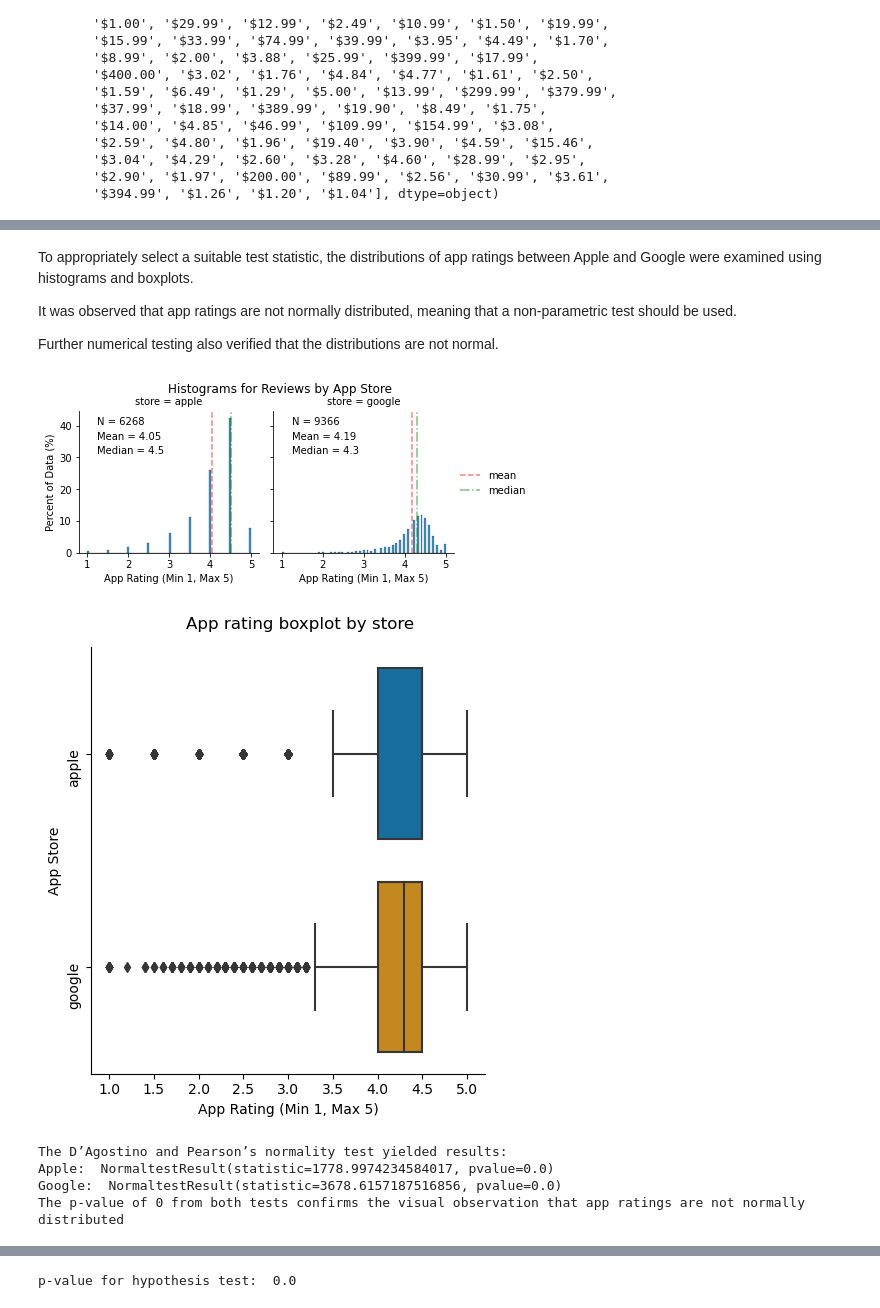
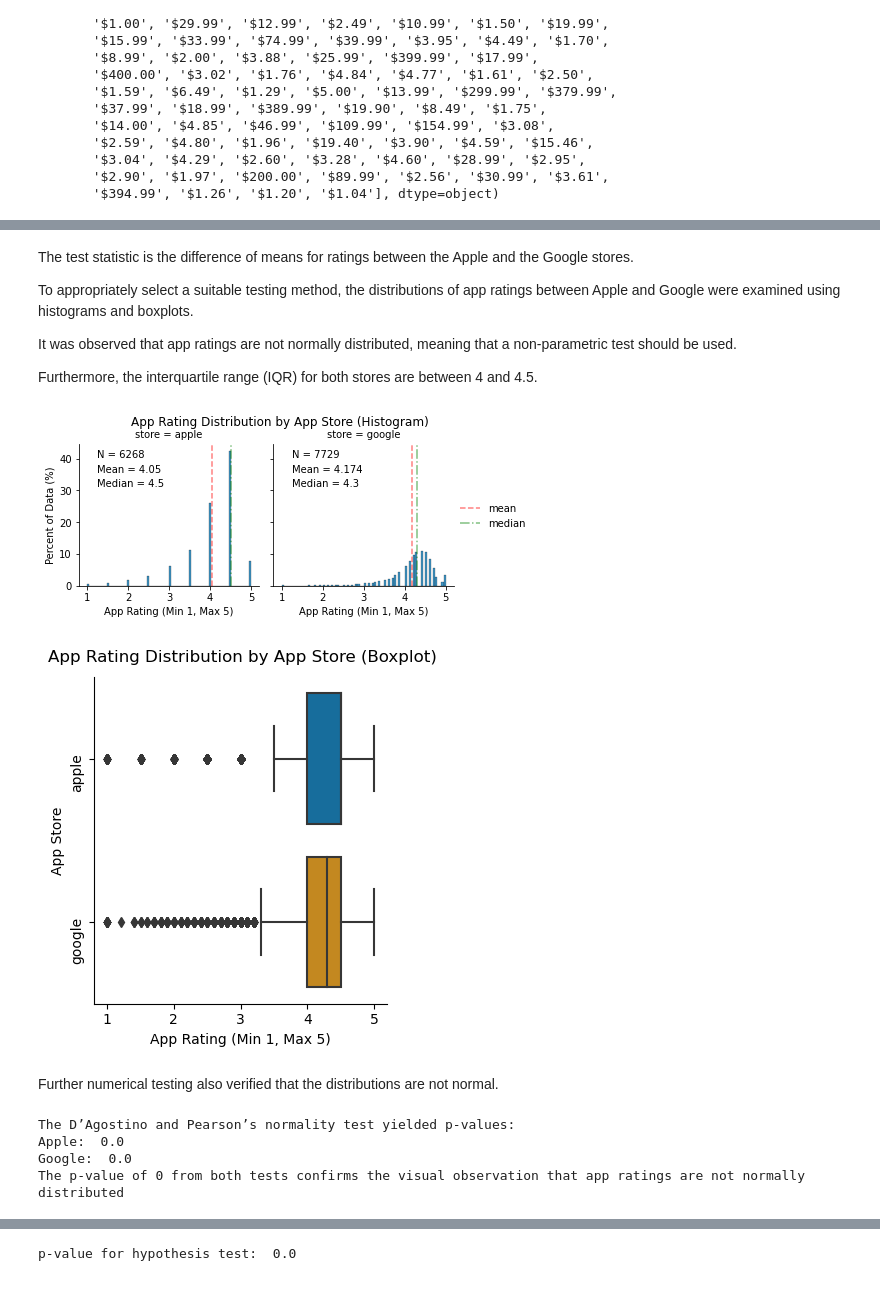
Before and after one commit to andrewyewcy/portfolio, a Jupyter notebook: App Store Case Study/App Store Case Study - Permutation Test.ipynb, the cells around one changed output, grey strips where cells are left out. Drawn from its saved outputs; the diff is of its cells as text; code cells hidden in the pictures.

```diff
--- a/App Store Case Study/App Store Case Study - Permutation Test.ipynb
+++ b/App Store Case Study/App Store Case Study - Permutation Test.ipynb
@@ -274,8 +249,10 @@ apple_df = df
 # %%
 google_df['store'] = "google"
 apple_df['store'] = "apple"
+
 print("Google data size before append: ", google_df.shape)
 print("Apple data size before append: ", apple_df.shape)
 app_df = pd.concat([google_df, apple_df])
+app_df.reset_index(drop = True, inplace = True)
 print("Size after append: ", app_df.shape)
 # %% [output]
@@ -320,5 +265,0 @@ temp.sort_values(by = "reviews", ascending = False).head()
-# %%
-# Remove all rows where rating is null since our target variable is null
-print("Before dropping null ratings",app_df.shape)
-app_df = app_df[app_df.rating.isnull()==False]
-print("After dropping null ratings",app_df.shape)
@@ -346,4 +265,0 @@ memory usage: 1.0+ MB
-# %%
-print("Before dropping apps with 0 reviews",app_df.shape)
-app_df = app_df[app_df.reviews != 0]
-print("After dropping apps with 0 reviews",app_df.shape)
@@ -353,2 +265,0 @@ After dropping apps with 0 reviews (15634, 7)
-# %%
-app_df.reset_index(inplace = True)
@@ -377,14 +282,13 @@ app_df.groupby(by = "store").rating.describe().T
 # %% [markdown]
-To appropriately select a suitable test statistic, the distributions of app ratings between Apple and Google were examined using histograms and boxplots.
+The test statistic is the difference of means for ratings between the Apple and the Google stores.
+
+To appropriately select a suitable testing method, the distributions of app ratings between Apple and Google were examined using histograms and boxplots.
 
 It was observed that app ratings are not normally distributed, meaning that a non-parametric test should be used.
 
-Further numerical testing also verified that the distributions are not normal.
+Furthermore, the interquartile range (IQR) for both stores are between 4 and 4.5.
 # %%
 #https://seaborn.pydata.org/generated/seaborn.FacetGrid.html
-sns.set_style()
-sns.set_palette('colorblind')
-
 g = sns.FacetGrid(app_df[['rating','store']], col = 'store', col_order = list(app_df.store.sort_values().unique()))
 
 def mean_median_line(data, **kws):
@@ -396,50 +300,55 @@ def mean_median_line(data, **kws):
 
     n =len(data)
     ax.text(0.1, 0.9, f"N = {n}", transform = ax.transAxes)
-    ax.text(0.1, 0.8, f"Mean = {round(mean,2)}", transform = ax.transAxes)
-    ax.text(0.1, 0.7, f"Median = {round(median,2)}", transform = ax.transAxes)
+    ax.text(0.1, 0.8, f"Mean = {round(mean,3)}", transform = ax.transAxes)
+    ax.text(0.1, 0.7, f"Median = {round(median,3)}", transform = ax.transAxes)
 
 g.map_dataframe(sns.histplot,'rating', stat = "percent")
 g.map_dataframe(mean_median_line)
 g.add_legend()
 g.set_axis_labels("App Rating (Min 1, Max 5)","Percent of Data (%)")
 g.fig.subplots_adjust(top = 0.85)
-g.fig.suptitle('Histograms for Reviews by App Store')
+g.fig.suptitle('App Rating Distribution by App Store (Histogram)')
 plt.show
 
 #fig = g.get_figure()
-plt.savefig('Histograms for Ratings by App Store.png',
+plt.savefig('App Rating Distribution by App Store_Histogram.png',
             dpi = 300,
             format = 'png')
 # %% [output]
-[figure, old version]
+[figure, new version]
 # %%
-sns.set_style()
-sns.set_palette("colorblind")
 _ = sns.catplot(data = app_df,
                 x = 'rating',
                 kind = 'box',
                 y = 'store',
-                order = list(app_df.store.sort_values().unique())
+                order = list(app_df.store.sort_values().unique()),
+                height = 4, aspect = 1
                )
-_.fig.suptitle("App rating boxplot by store",
+_.fig.suptitle("App Rating Distribution by App Store (Boxplot)",
                 x= 0.6, y= 1.03)
 _.set(xlabel = "App Rating (Min 1, Max 5)",
       ylabel = "App Store")
 plt.yticks(rotation = 90)
+
+plt.savefig('App Rating Distribution by App Store_Boxplot.png',
+            dpi = 300,
+            format = 'png')
 plt.show()
 # %% [output]
-[figure, old version]
+[figure, new version]
+# %% [markdown]
+Further numerical testing also verified that the distributions are not normal.
 # %%
 apple_normal = stats.normaltest(app_df['rating'][app_df.store == 'apple'])
 google_normal = stats.normaltest(app_df['rating'][app_df.store == 'google'])
-print('The D’Agostino and Pearson’s normality test yielded results:')
-print('Apple: ', apple_normal)
-print('Google: ', google_normal)
+print('The D’Agostino and Pearson’s normality test yielded p-values:')
+print('Apple: ', apple_normal[1])
+print('Google: ', google_normal[1])
 print('The p-value of 0 from both tests confirms the visual observation that app ratings are not normally distributed')
 # %% [output]
-The D’Agostino and Pearson’s normality test yielded results:
-Apple:  NormaltestResult(statistic=1778.9974234584017, pvalue=0.0)
-Google:  NormaltestResult(statistic=3678.6157187516856, pvalue=0.0)
+The D’Agostino and Pearson’s normality test yielded p-values:
+Apple:  0.0
+Google:  0.0
 The p-value of 0 from both tests confirms the visual observation that app ratings are not normally distributed
 # %% [markdown]
```
Also changed, not shown: parts of 69 cells of this notebook, 8 other files.
